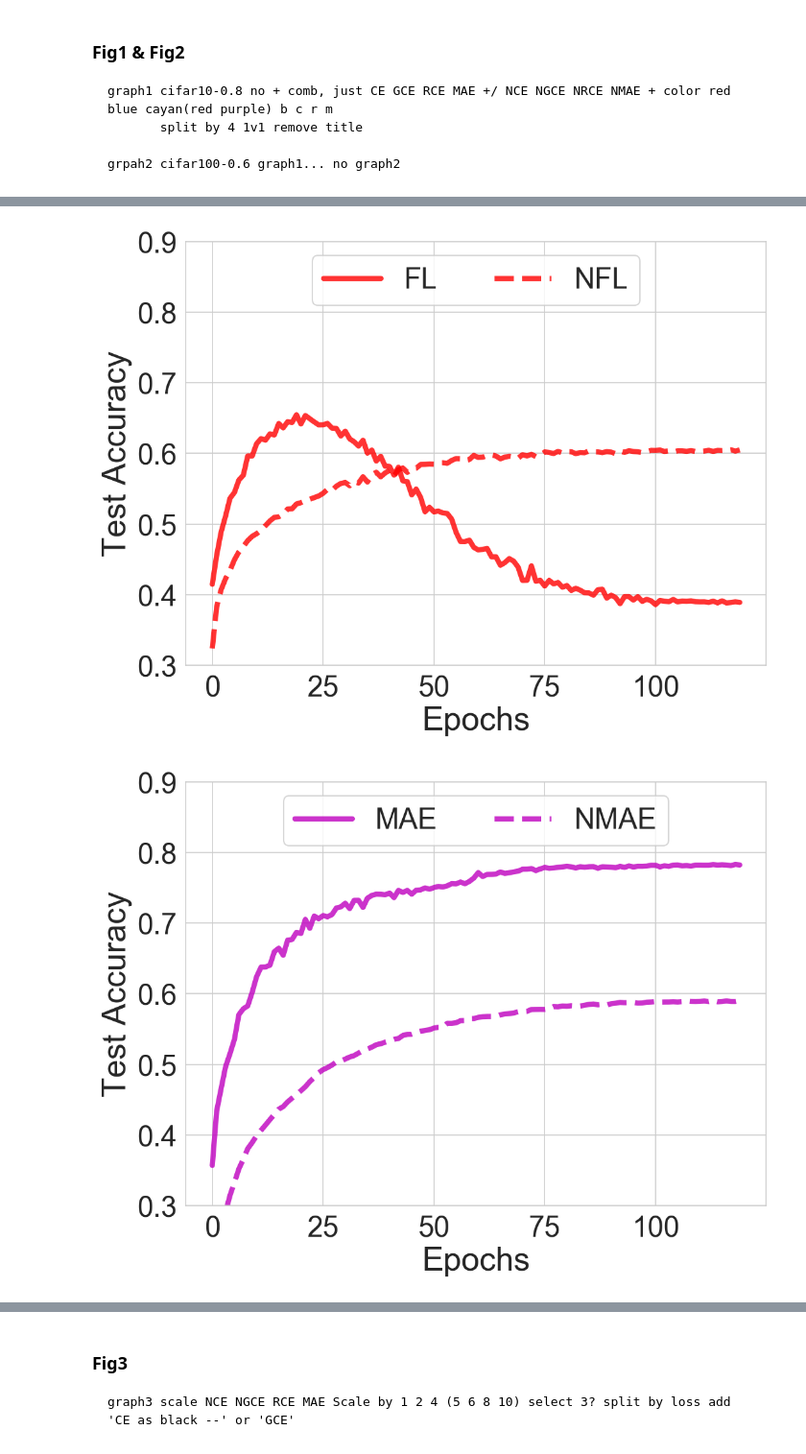
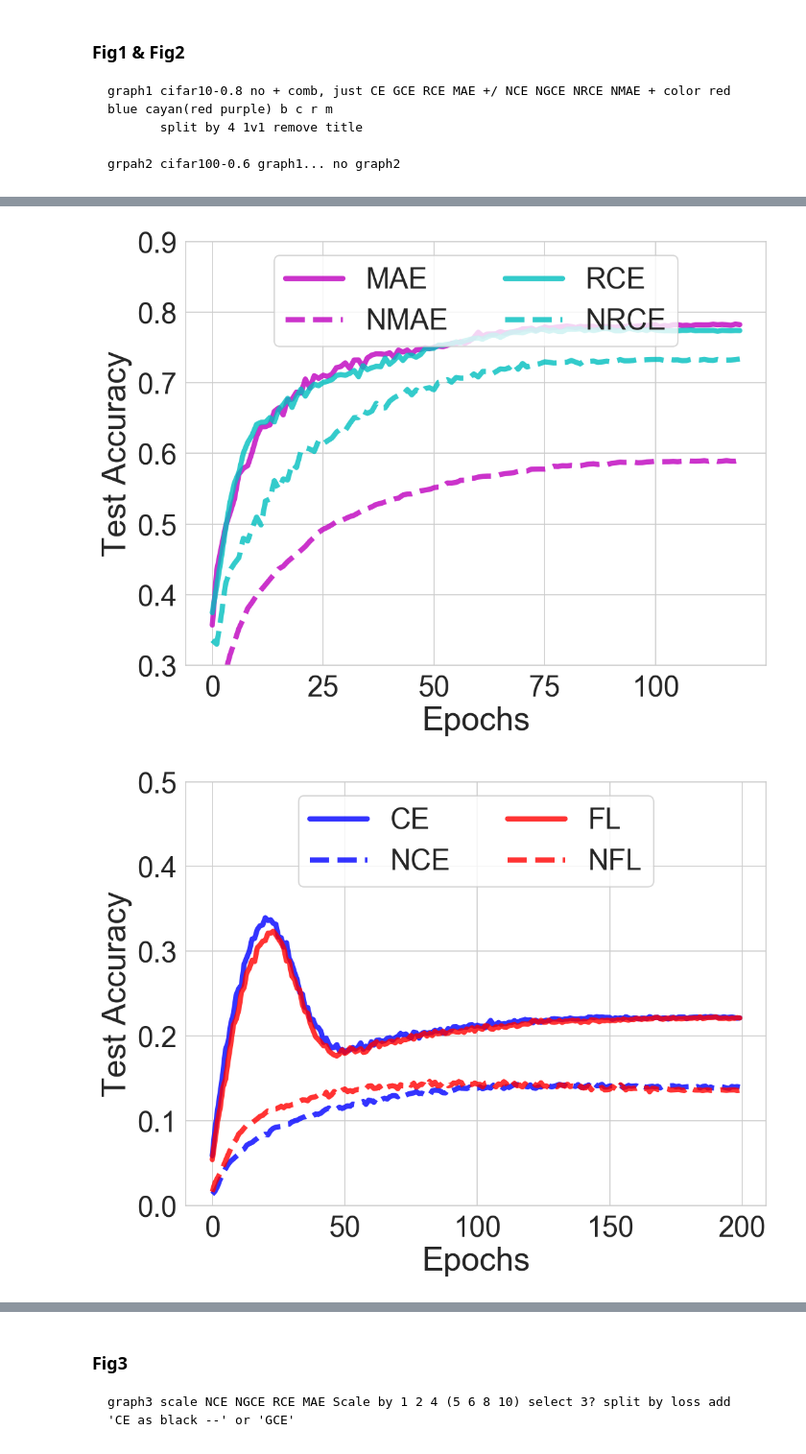
Before and after one commit to HanxunH/Active-Passive-Losses, a Jupyter notebook: plot_results.ipynb, the cells around one changed output, grey strips where cells are left out. Shown at 96% size. Drawn from its saved outputs; the diff is of its cells as text; code cells hidden in the pictures.

```diff
--- a/plot_results.ipynb
+++ b/plot_results.ipynb
@@ -442,8 +442,8 @@ loss_style = {
     'NCE+RCE': {'color': 'r', 'linestyle': '--'},
     'NFL+RCE': {'color': 'c', 'linestyle': '--'},
     'NFL+MAE': {'color': 'm', 'linestyle': '--'},
-    'NFL+NCE': {'color': 'orange', 'linestyle': '--'},
-    'MAE+RCE': {'color': 'deeppink', 'linestyle': '--'}
+    'NFL+NCE': {'color': 'darkorange', 'linestyle': '--'},
+    'MAE+RCE': {'color': 'coral', 'linestyle': '--'}
 }
 # %% [markdown]
 <h3>Fig1 & Fig2</h3>
@@ -454,8 +454,8 @@ loss_style = {
     grpah2 cifar100-0.6 graph1... no graph2
 # %%
 def plot_graph_pair_compare(history, nr, targets, graph_file_name, range_min, range_max, legend_col=1, legend_loc='upper right'):
-    for loss, normal_loss in targets:
-        graph_name = loss + '_vs_' + normal_loss
+    for loss1, normal_loss1, loss2, normal_loss2 in targets:
+        graph_name = loss1 + '_' + loss2
         fig = plt.figure(figsize=(8, 6), dpi=150, facecolor='w', edgecolor='k')
         ax = fig.add_subplot(111)
         ax.set_xlabel("Epochs", fontsize=25)
@@ -466,18 +466,30 @@ def plot_graph_pair_compare(history, nr, targets, graph_file_name, range_min, ra
         ax.tick_params(axis='both', which='minor', labelsize=20)
         ax.grid(True, axis='x')
         ax.grid(True, axis='y')
-        ax.plot(history[loss][nr][-2],
-                color=loss_style[loss]['color'],
-                linestyle=loss_style[loss]['linestyle'],
+        ax.plot(history[loss1][nr][-2],
+                color=loss_style[loss1]['color'],
+                linestyle=loss_style[loss1]['linestyle'],
                 linewidth=4,
                 alpha=0.8,
-                label=loss)
-        ax.plot(history[normal_loss][nr][-2],
-                color=loss_style[normal_loss]['color'],
-                linestyle=loss_style[normal_loss]['linestyle'],
+                label=loss1)
+        ax.plot(history[normal_loss1][nr][-2],
+                color=loss_style[normal_loss1]['color'],
+                linestyle=loss_style[normal_loss1]['linestyle'],
                 linewidth=4,
                 alpha=0.8,
-                label=normal_loss)
+                label=normal_loss1)
+        ax.plot(history[loss2][nr][-2],
+                color=loss_style[loss2]['color'],
+                linestyle=loss_style[loss2]['linestyle'],
+                linewidth=4,
+                alpha=0.8,
+                label=loss2)
+        ax.plot(history[normal_loss2][nr][-2],
+                color=loss_style[normal_loss2]['color'],
+                linestyle=loss_style[normal_loss2]['linestyle'],
+                linewidth=4,
+                alpha=0.8,
+                label=normal_loss2)
         ax.legend(ncol=legend_col, fontsize=22, loc=legend_loc)
         plt.savefig(graph_file_name + '_' + graph_name + '.png', bbox_inches='tight')
         plt.show()
@@ -493,8 +505,8 @@ plot_graph_pair_compare(history=cifar_10_history_sym,
                         range_max=0.9,
                         legend_col=2,
                         legend_loc='upper center',
-                        graph_file_name='plot/graph1',
-                        targets=[('CE', 'NCE'), ('FL', 'NFL'), ('MAE', 'NMAE'), ('RCE', 'NRCE')])
+                        graph_file_name='plot/graph1_v2',
+                        targets=[('CE', 'NCE', 'FL', 'NFL'), ('MAE', 'NMAE','RCE', 'NRCE')])
 
 '''
     Plot Graph 2
@@ -505,6 +517,6 @@ plot_graph_pair_compare(history=cifar_100_history_sym,
                         range_max=0.5,
                         legend_col=2,
                         legend_loc='upper center',
-                        graph_file_name='plot/graph2',
-                        targets=[('CE', 'NCE'), ('FL', 'NFL'), ('MAE', 'NMAE'), ('RCE', 'NRCE')])
+                        graph_file_name='plot/graph2_v2',
+                        targets=[('CE', 'NCE', 'FL', 'NFL'), ('MAE', 'NMAE','RCE', 'NRCE')])
 # %% [output]
@@ -512,2 +524,2 @@ plot_graph_pair_compare(history=cifar_100_history_sym,
-[figure, old version]
+[figure, new version]
-[figure, old version]
+[figure, new version]
```
Also changed, not shown: parts of 8 cells of this notebook, 4 other files.
